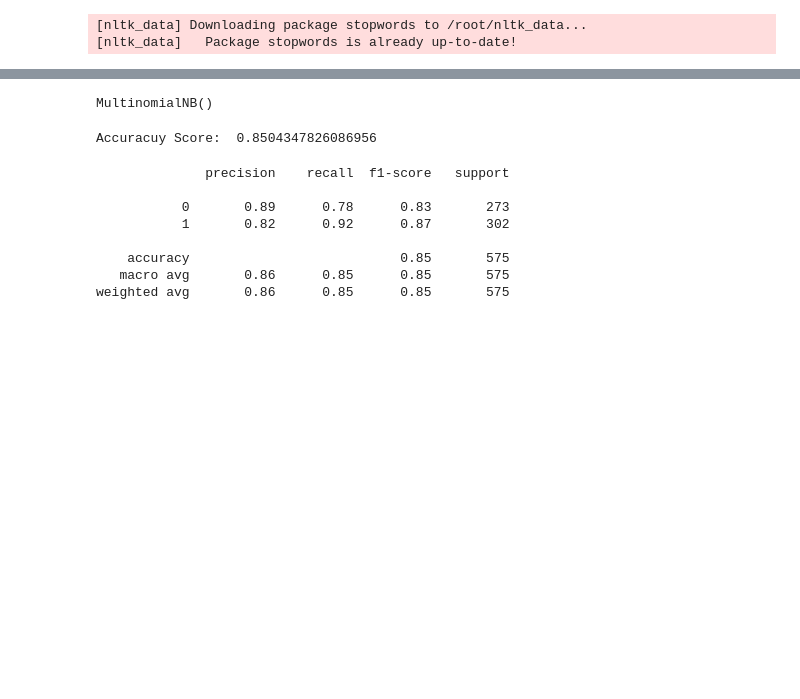
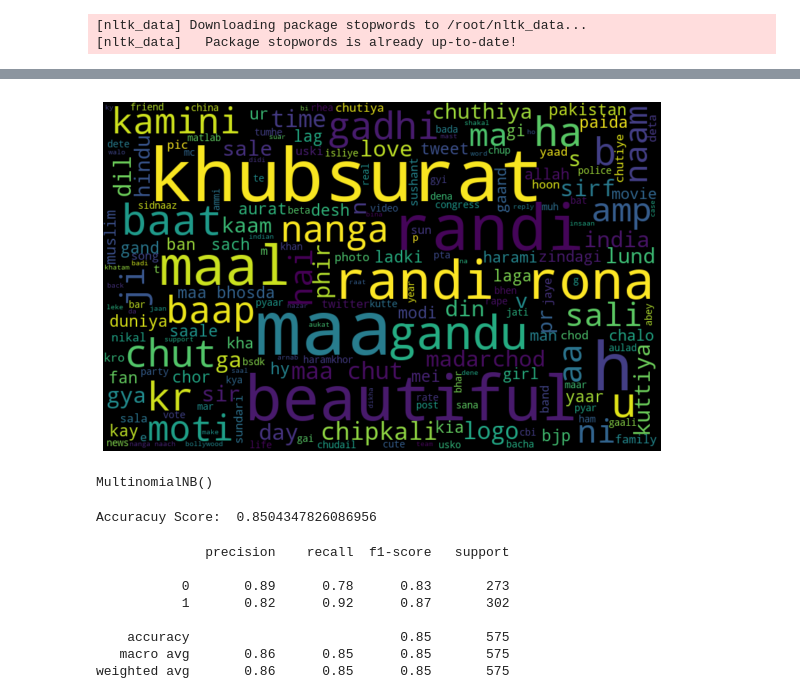
Before and after one commit to nehadubey1205/NLP-College, a Jupyter notebook: Copy_of_BulllysentEmo.ipynb, the cells around one changed output, grey strips where cells are left out. Cells and saved outputs as stored; diff of their text form; code cells hidden in the pictures; blank space fills up the shorter version.

```diff
--- a/Copy_of_BulllysentEmo.ipynb
+++ b/Copy_of_BulllysentEmo.ipynb
@@ -190,6 +190,19 @@ data.tail(2)
 |  | Tweets | Processed_Tweets | Bully_Label | Sentiment_label | Emotion_label | P_tweets |
 | 6081 | khatna pe to bol diya ek baat bat... | khatna pe to bol diya ek baat bat... | 1 | negative | others | khatna baat nanga paida nanga rah... |
 | 6082 | chal be bhadwe sanghi.. teri maa ... | chal be bhadwe sanghi teri maa ki... | 1 | negative | disgust | bhadwe sanghi maa choot ghode la ... |
+# %%
+from wordcloud import WordCloud
+# imshow-Display data as an image
+# interpolation - https://matplotlib.org/3.2.1/gallery/images_contours_and_fields/interpolation_methods.html
+all_words = ' '.join([text for text in data['P_tweets'] ])
+wordcloud = WordCloud(width=800, height=500, random_state=21, max_font_size=110).generate(all_words)
+#random=0.30
+plt.figure(figsize=(10, 7))
+plt.imshow(wordcloud, interpolation="bilinear")
+plt.axis('off')
+plt.show()
+# %% [output]
+[figure, added]
 # %%
 from sklearn.model_selection import train_test_split
 
```
Also changed, not shown: parts of 6 cells of this notebook.
